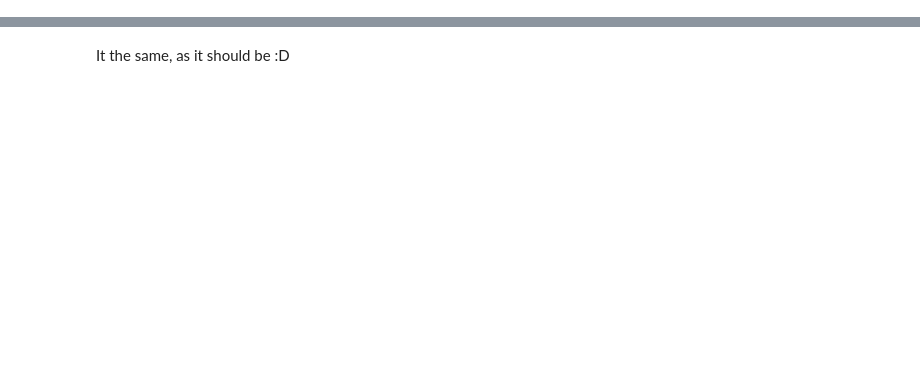
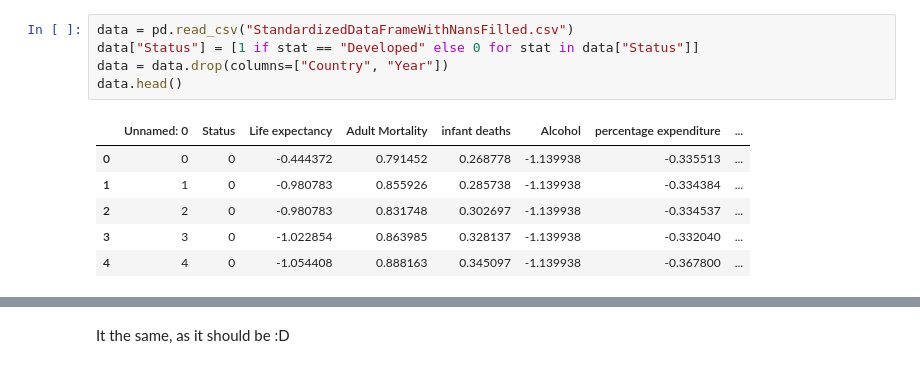
Before and after one commit to Apros7/DTU_MachineLearning, a Jupyter notebook: Project1/Covariance_matrix.ipynb, the cells around one changed output, grey strips where cells are left out. Drawn from its saved outputs; the diff is of its cells as text; blank space fills up the shorter version.

```diff
--- a/Project1/Covariance_matrix.ipynb
+++ b/Project1/Covariance_matrix.ipynb
@@ -24 +33,13 @@ ValueError: could not convert string to float: 'Afghanistan'
+# %%
+data = pd.read_csv("StandardizedDataFrameWithNansFilled.csv")
+data["Status"] = [1 if stat == "Developed" else 0 for stat in data["Status"]]
+data = data.drop(columns=["Country", "Year"])
+data.head()
+# %% [output]
+|  | Unnamed: 0 | Status | Life expectancy | Adult Mortality | infant deaths | Alcohol | percentage expenditure | ... |
+| 0 | 0 | 0 | -0.444372 | 0.791452 | 0.268778 | -1.139938 | -0.335513 | ... |
+| 1 | 1 | 0 | -0.980783 | 0.855926 | 0.285738 | -1.139938 | -0.334384 | ... |
+| 2 | 2 | 0 | -0.980783 | 0.831748 | 0.302697 | -1.139938 | -0.334537 | ... |
+| 3 | 3 | 0 | -1.022854 | 0.863985 | 0.328137 | -1.139938 | -0.332040 | ... |
+| 4 | 4 | 0 | -1.054408 | 0.888163 | 0.345097 | -1.139938 | -0.367800 | ... |
 # %%
```
Also changed, not shown: parts of 4 cells of this notebook, 1 other file.
